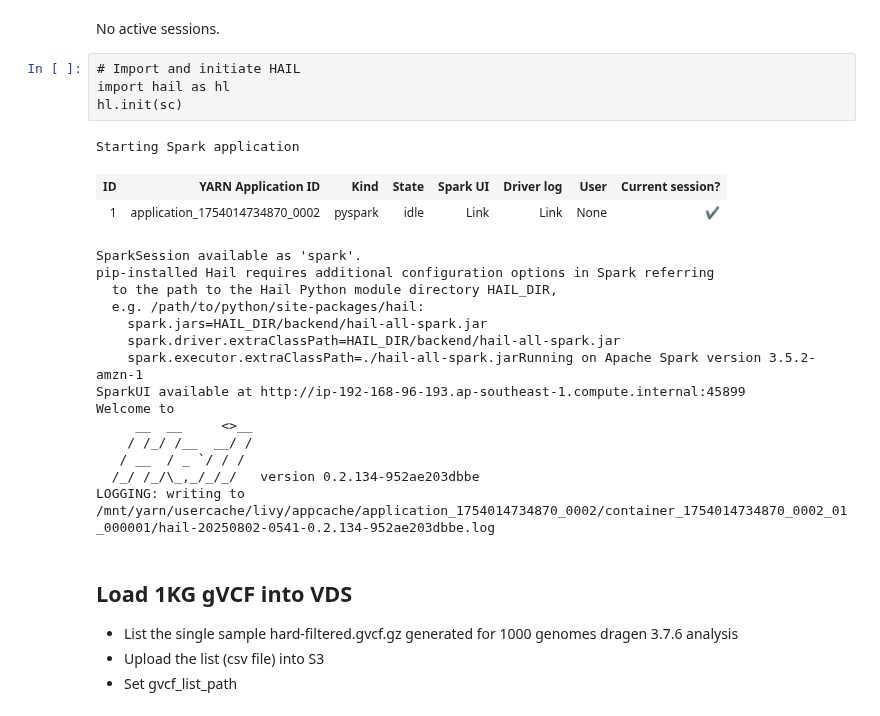
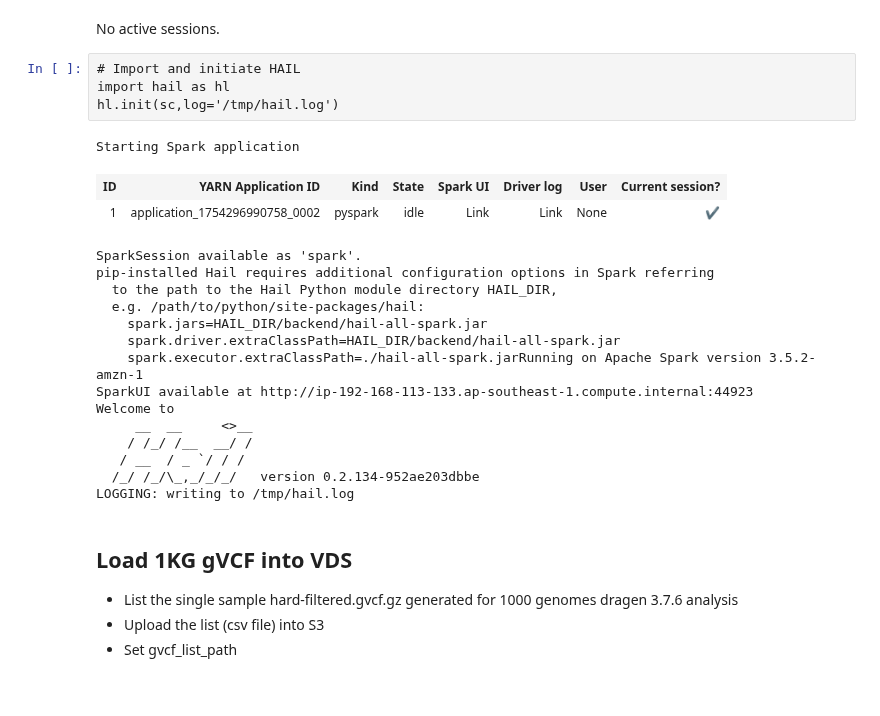
Before and after one commit to c-BIG/gnomad-singapore, a Jupyter notebook: 04.gVCF_to_VDS/Hail_VDS_Creation_full1kg.ipynb, the cells around one changed output. Drawn from its saved outputs; the diff is of its cells as text.

```diff
--- a/04.gVCF_to_VDS/Hail_VDS_Creation_full1kg.ipynb
+++ b/04.gVCF_to_VDS/Hail_VDS_Creation_full1kg.ipynb
@@ -11,11 +11,11 @@ No active sessions.
 # %%
 # Import and initiate HAIL
 import hail as hl
-hl.init(sc)
+hl.init(sc,log='/tmp/hail.log')
 # %% [output]
 Starting Spark application
 | ID | YARN Application ID | Kind | State | Spark UI | Driver log | User | Current session? |
-| 1 | application_1754014734870_0002 | pyspark | idle | Link | Link | None | ✔ |
+| 1 | application_1754296990758_0002 | pyspark | idle | Link | Link | None | ✔ |
 SparkSession available as 'spark'.
 pip-installed Hail requires additional configuration options in Spark referring
   to the path to the Hail Python module directory HAIL_DIR,
@@ -23,13 +23,13 @@ pip-installed Hail requires additional configuration options in Spark referring
     spark.jars=HAIL_DIR/backend/hail-all-spark.jar
     spark.driver.extraClassPath=HAIL_DIR/backend/hail-all-spark.jar
     spark.executor.extraClassPath=./hail-all-spark.jarRunning on Apache Spark version 3.5.2-amzn-1
-SparkUI available at http://ip-192-168-96-193.ap-southeast-1.compute.internal:45899
+SparkUI available at http://ip-192-168-113-133.ap-southeast-1.compute.internal:44923
 Welcome to
      __  __     <>__
     / /_/ /__  __/ /
    / __  / _ `/ / /
   /_/ /_/\_,_/_/_/   version 0.2.134-952ae203dbbe
-LOGGING: writing to /mnt/yarn/usercache/livy/appcache/application_1754014734870_0002/container_1754014734870_0002_01_000001/hail-20250802-0541-0.2.134-952ae203dbbe.log
+LOGGING: writing to /tmp/hail.log
 # %% [markdown]
 ## Load 1KG gVCF into VDS
 
```
Also changed, not shown: parts of 3 cells of this notebook.
